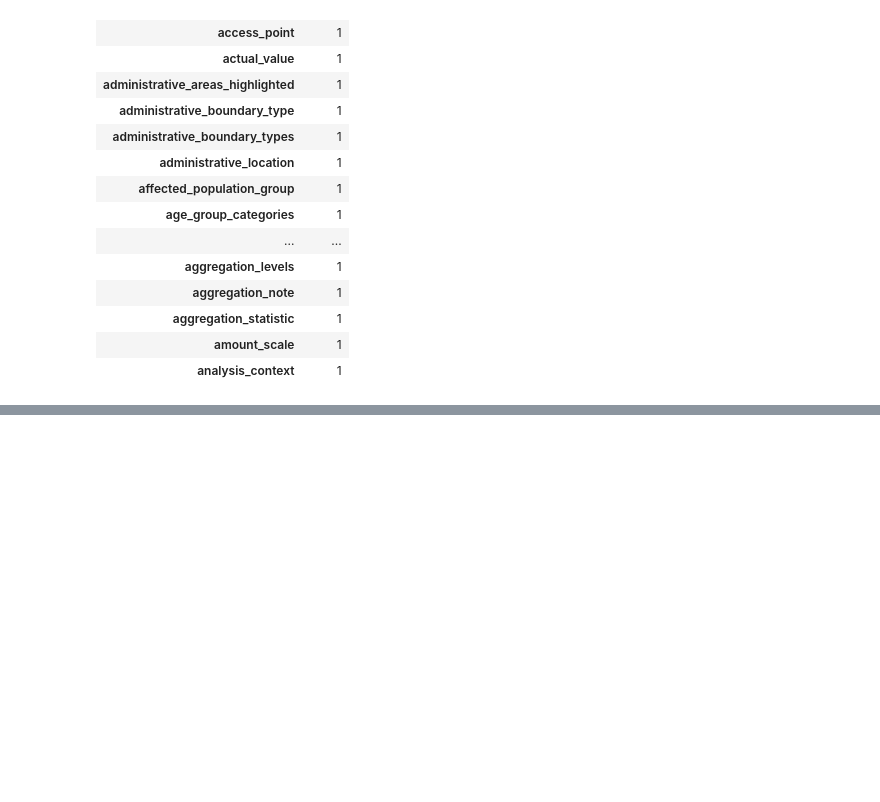
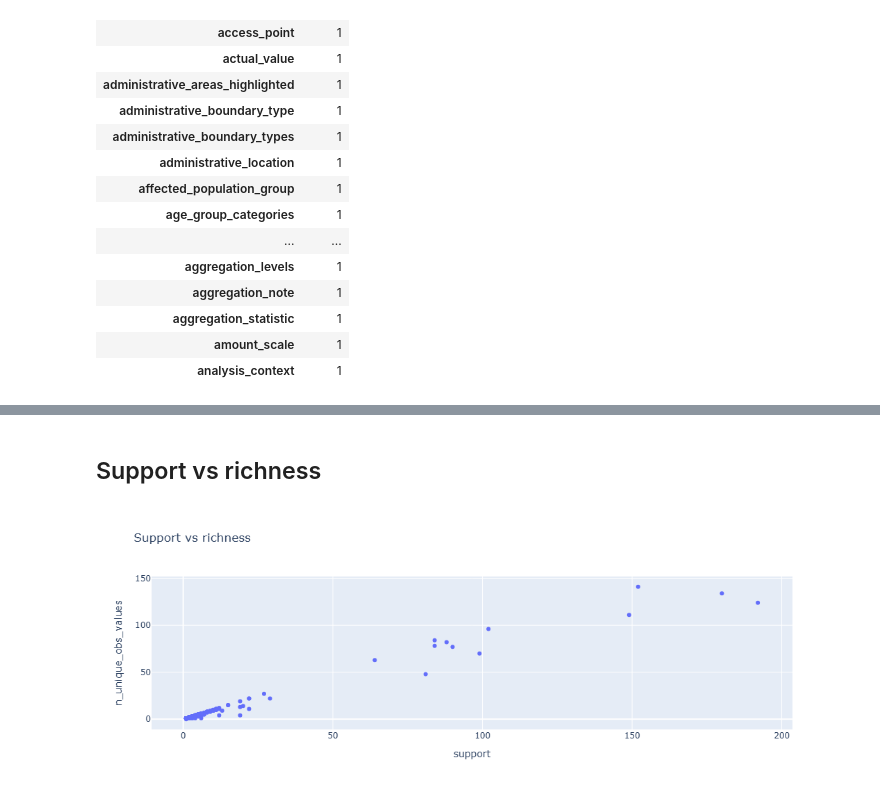
Before and after one commit to ajdajd/data-snapshot, a Jupyter notebook: notebooks/schema_discovery/7.0-eda_for_paper.ipynb, the cells around one changed output, grey strips where cells are left out. Cells and saved outputs as stored; diff of their text form; code cells hidden in the pictures; blank space fills up the shorter version.

```diff
--- a/notebooks/schema_discovery/7.0-eda_for_paper.ipynb
+++ b/notebooks/schema_discovery/7.0-eda_for_paper.ipynb
@@ -608,0 +904,23 @@ single_fields_count[single_fields_count["count"] == 1].head(20)
+# %% [markdown]
+## Support vs richness
+# %%
+raw = pd.read_csv("outputs/2.0-discovery_results.csv")
+richness = (
+    raw.groupby("metadata_field")
+    .agg(
+        support=("metadata_field", "count"),
+        n_unique_obs_values=("observed_value", "nunique"),
+    )
+    .reset_index()
+)
+
+px.scatter(
+    richness,
+    x="support",
+    y="n_unique_obs_values",
+    height=400,
+    width=800,
+    title="Support vs richness",
+)
+# %% [output]
+[figure, added]
```
Also changed, not shown: parts of 35 cells of this notebook.
